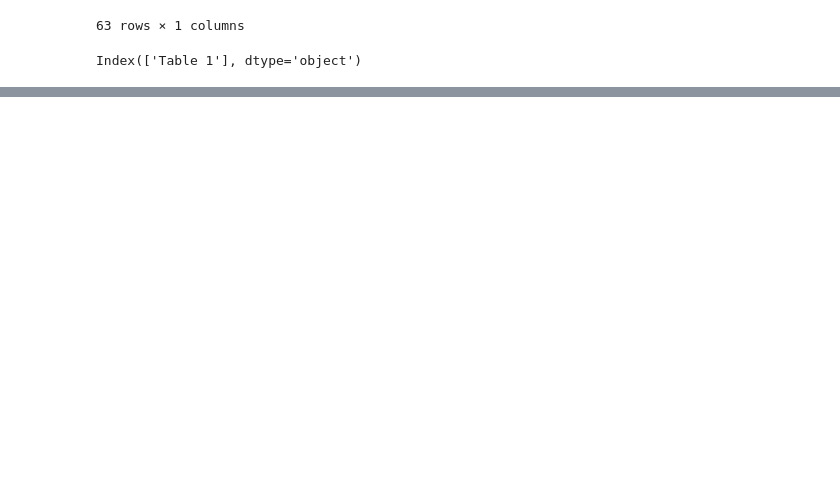
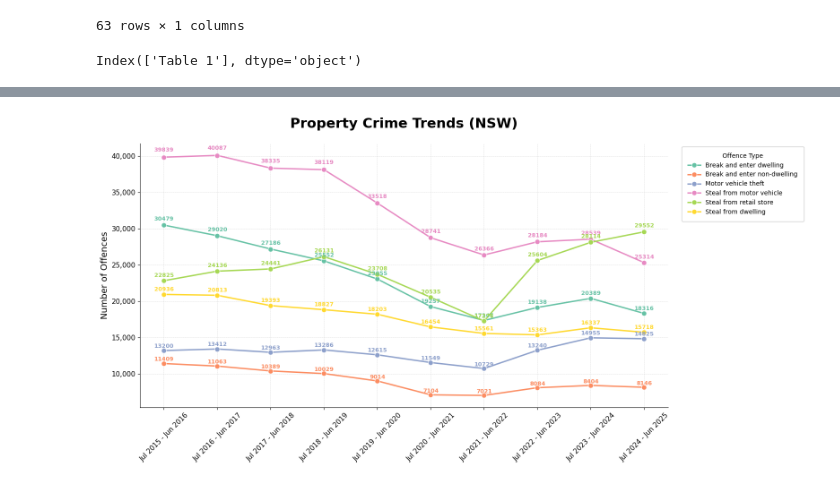
Before and after one commit to mohiuddinwaqar-sudo/Crime_Statistics_Project, a Jupyter notebook: nsw_crime.ipynb, the cells around one changed output, grey strips where cells are left out. Cells and saved outputs as stored; diff of their text form; code cells hidden in the pictures; blank space fills up the shorter version.

```diff
--- a/nsw_crime.ipynb
+++ b/nsw_crime.ipynb
@@ -49,0 +174,70 @@ sns.lineplot(data = "nsw_stats", x= "")
+# %%
+offences_to_plot = [
+    "Break and enter dwelling",
+    "Break and enter non-dwelling",
+    "Steal from motor vehicle",
+    "Motor vehicle theft",
+    "Steal from dwelling",
+    "Steal from retail store"
+]
+
+plt.figure(figsize=(16, 8))
+ax = sns.lineplot(
+    data=nsw_long[nsw_long["Offence type"].isin(offences_to_plot)],
+    x="Year", y="Count",
+    hue="Offence type",
+    marker="o",
+    linewidth=2.2,
+    markersize=8,
+    palette="Set2"
+)
+
+# Add numbers to markers (offset so they don't touch the point)
+for line in ax.lines:
+    y = line.get_ydata()
+    x = line.get_xdata()
+
+    for xi, yi in zip(x, y):
+        ax.text(
+            xi,
+            yi + (yi * 0.015),  # slight vertical offset (1.5%)
+            f"{int(yi)}",
+            fontsize=9,
+            ha="center",
+            va="bottom",
+            color=line.get_color(),
+            fontweight="semibold"
+        )
+
+# Title + labels
+plt.title(
+    "Property Crime Trends (NSW)",
+    fontsize=22,
+    pad=25,
+    fontweight="bold"
+)
+
+plt.xlabel("")
+plt.ylabel("Number of Offences", fontsize=14)
+
+plt.xticks(rotation=45, fontsize=11)
+plt.yticks(fontsize=11)
+
+# Soft grid
+plt.grid(True, linestyle="--", linewidth=0.5, alpha=0.5)
+
+# Legend moved outside right
+plt.legend(
+    title="Offence Type",
+    bbox_to_anchor=(1.02, 1),
+    loc="upper left",
+    frameon=True,
+    framealpha=0.9,
+    borderpad=1
+)
+ax.yaxis.set_major_formatter(mtick.StrMethodFormatter("{x:,.0f}"))  # adds commas
+sns.despine(top=True, right=True)
+plt.tight_layout()
+plt.show()
+# %% [output]
+[figure, added]
```
Also changed, not shown: parts of 58 cells of this notebook, 4 other files.
